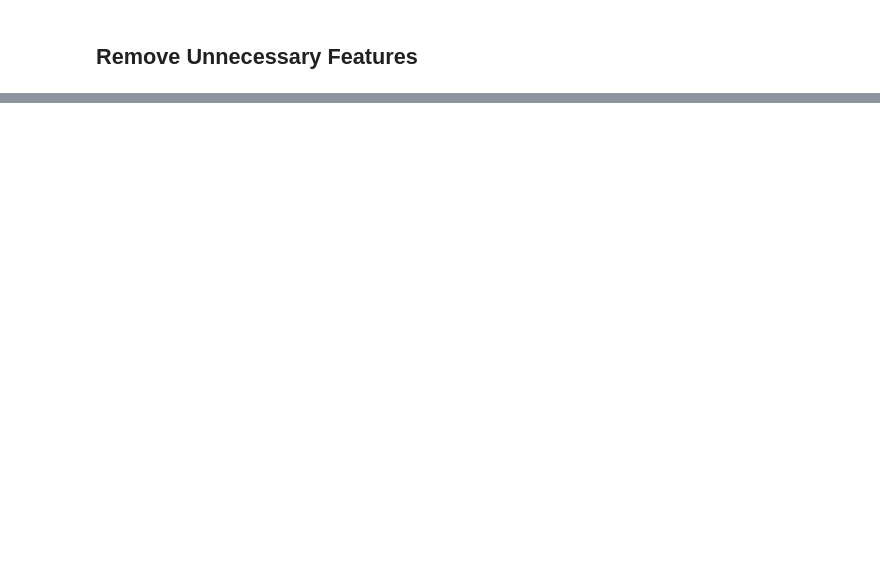
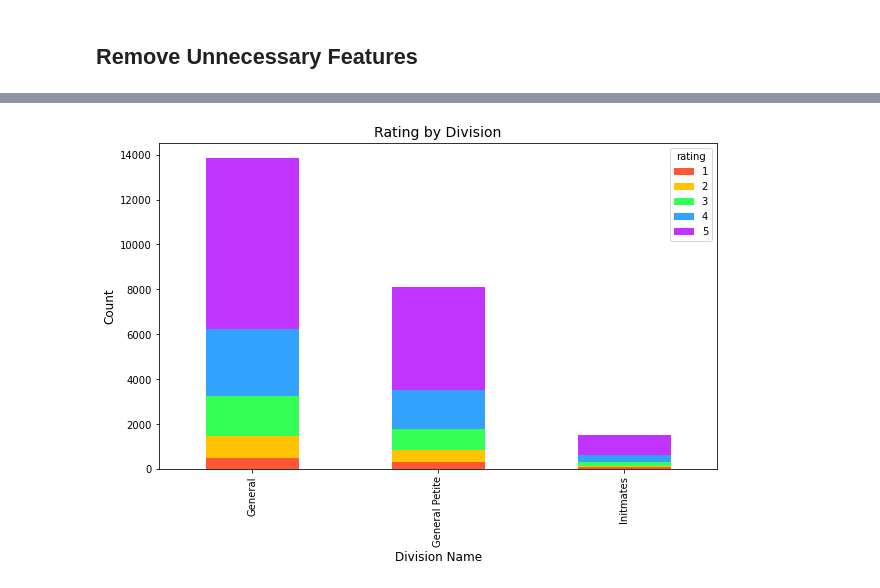
Before and after one commit to amsavalli-mylasalam/DataInSight, a Jupyter notebook: Comparing Categories/Bar plot/stacked plot.ipynb, the cells around one changed output, grey strips where cells are left out. Cells and saved outputs as stored; diff of their text form; code cells hidden in the pictures; blank space fills up the shorter version.

```diff
--- a/Comparing Categories/Bar plot/stacked plot.ipynb
+++ b/Comparing Categories/Bar plot/stacked plot.ipynb
@@ -42,0 +50,19 @@ plt.show()
+# %%
+# Define a custom color palette for ratings
+colors = ['#FF5733', '#FFC300', '#33FF57', '#33A2FF', '#C133FF']  # Assign colors to ratings 1 to 5
+
+# Group the data by 'division_name' and 'rating'
+grouped = df.groupby(['division_name', 'rating']).size().unstack()
+
+# Create a stacked bar plot with the custom color palette
+ax = grouped.plot(kind='bar', stacked=True, figsize=(10, 6), color=colors)
+
+# Adding labels and title
+ax.set_xlabel('Division Name', fontsize=12)
+ax.set_ylabel('Count', fontsize=12)
+ax.set_title('Rating by Division', fontsize=14)
+
+# Show the plot
+plt.show()
+# %% [output]
+[figure, added]
```
Also changed, not shown: parts of 2 cells of this notebook.
